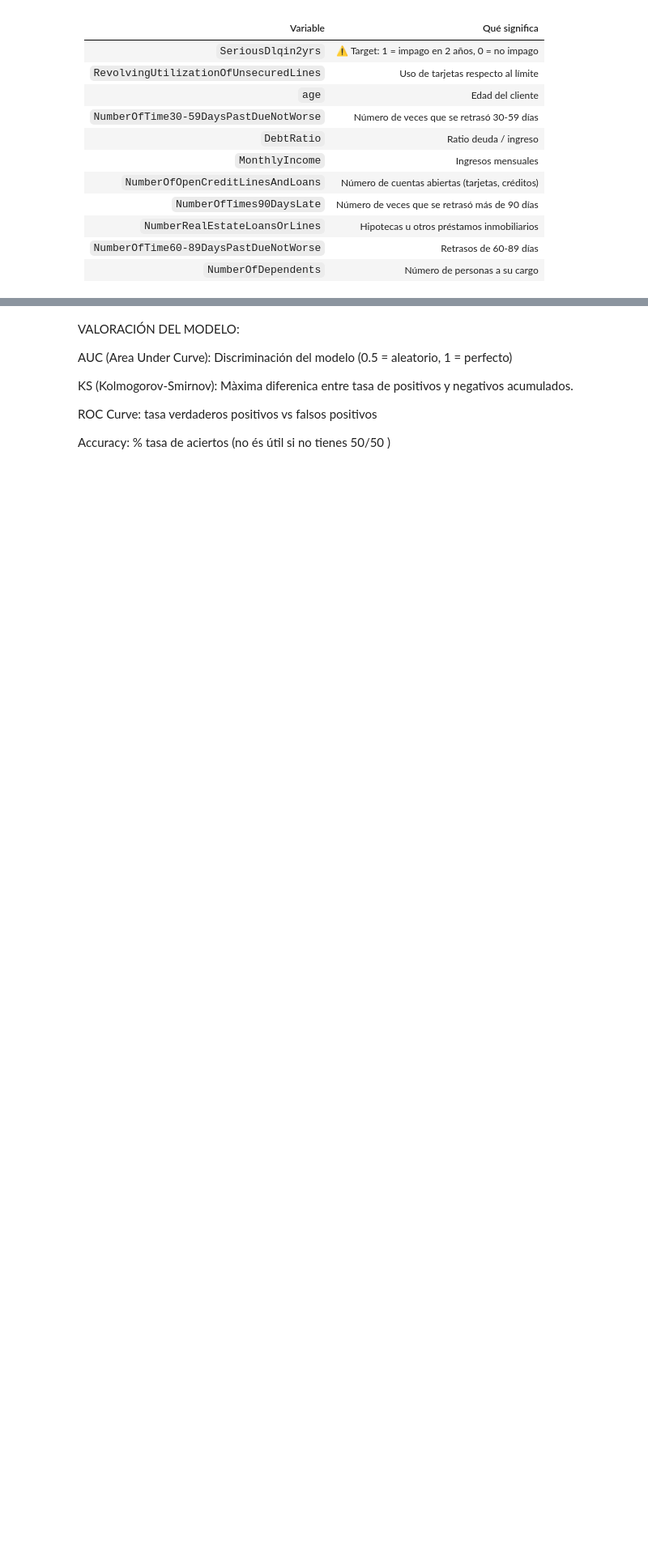
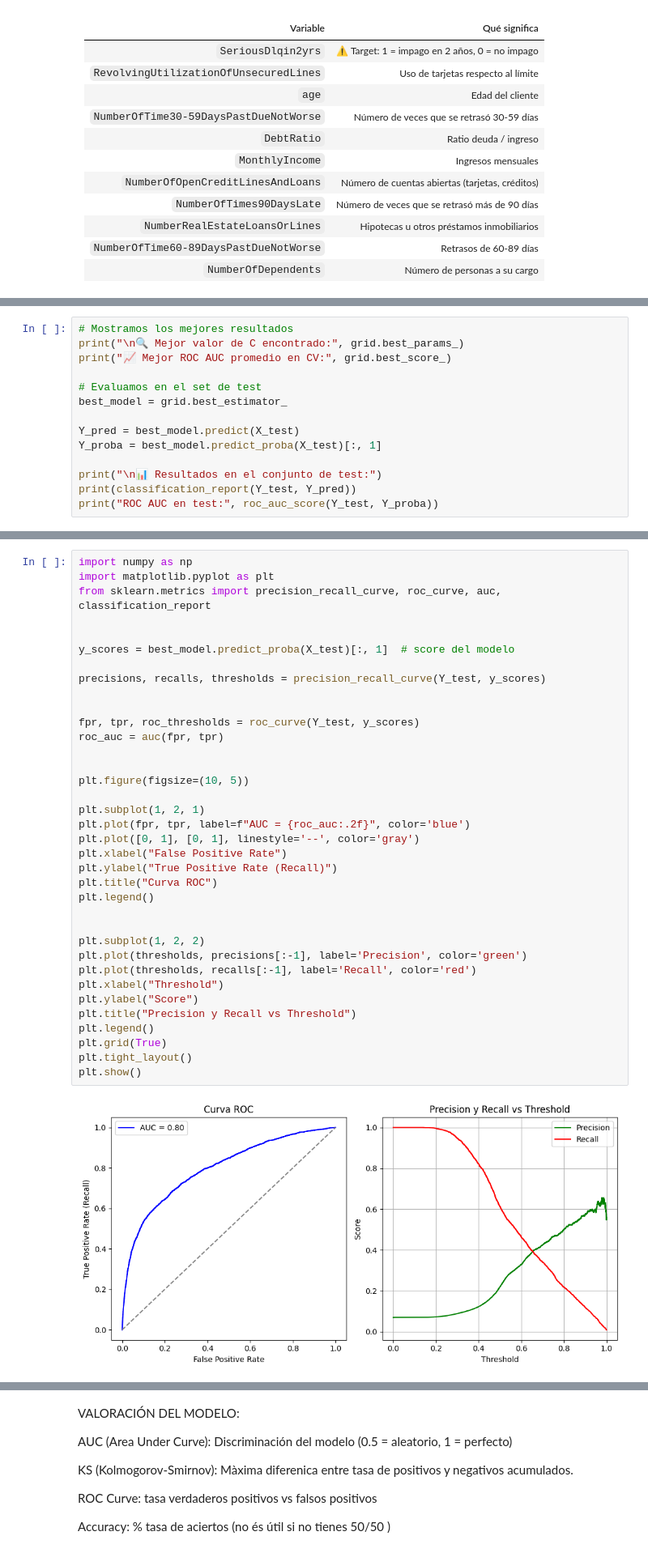
Before and after one commit to JBB13/credit-risk-model, a Jupyter notebook: credit_risk.ipynb, the cells around one changed output, grey strips where cells are left out. Shown: that part at 81% size. Saved outputs shown, nothing was run; the diff lists cells and outputs as text; blank space fills up the shorter version.

```diff
--- a/credit_risk.ipynb
+++ b/credit_risk.ipynb
@@ -144,0 +100,14 @@ plt.show()
+# %%
+# Mostramos los mejores resultados
+print("\n🔍 Mejor valor de C encontrado:", grid.best_params_)
+print("📈 Mejor ROC AUC promedio en CV:", grid.best_score_)
+
+# Evaluamos en el set de test
+best_model = grid.best_estimator_
+
+Y_pred = best_model.predict(X_test)
+Y_proba = best_model.predict_proba(X_test)[:, 1]
+
+print("\n📊 Resultados en el conjunto de test:")
+print(classification_report(Y_test, Y_pred))
+print("ROC AUC en test:", roc_auc_score(Y_test, Y_proba))
@@ -144,0 +129,38 @@ plt.show()
+# %%
+import numpy as np
+import matplotlib.pyplot as plt
+from sklearn.metrics import precision_recall_curve, roc_curve, auc, classification_report
+
+
+y_scores = best_model.predict_proba(X_test)[:, 1]  # score del modelo
+
+precisions, recalls, thresholds = precision_recall_curve(Y_test, y_scores)
+
+
+fpr, tpr, roc_thresholds = roc_curve(Y_test, y_scores)
+roc_auc = auc(fpr, tpr)
+
+
+plt.figure(figsize=(10, 5))
+
+plt.subplot(1, 2, 1)
+plt.plot(fpr, tpr, label=f"AUC = {roc_auc:.2f}", color='blue')
+plt.plot([0, 1], [0, 1], linestyle='--', color='gray')
+plt.xlabel("False Positive Rate")
+plt.ylabel("True Positive Rate (Recall)")
+plt.title("Curva ROC")
+plt.legend()
+
+
+plt.subplot(1, 2, 2)
+plt.plot(thresholds, precisions[:-1], label='Precision', color='green')
+plt.plot(thresholds, recalls[:-1], label='Recall', color='red')
+plt.xlabel("Threshold")
+plt.ylabel("Score")
+plt.title("Precision y Recall vs Threshold")
+plt.legend()
+plt.grid(True)
+plt.tight_layout()
+plt.show()
+# %% [output]
+[figure, added]
```
Also changed, not shown: parts of 10 cells of this notebook.
